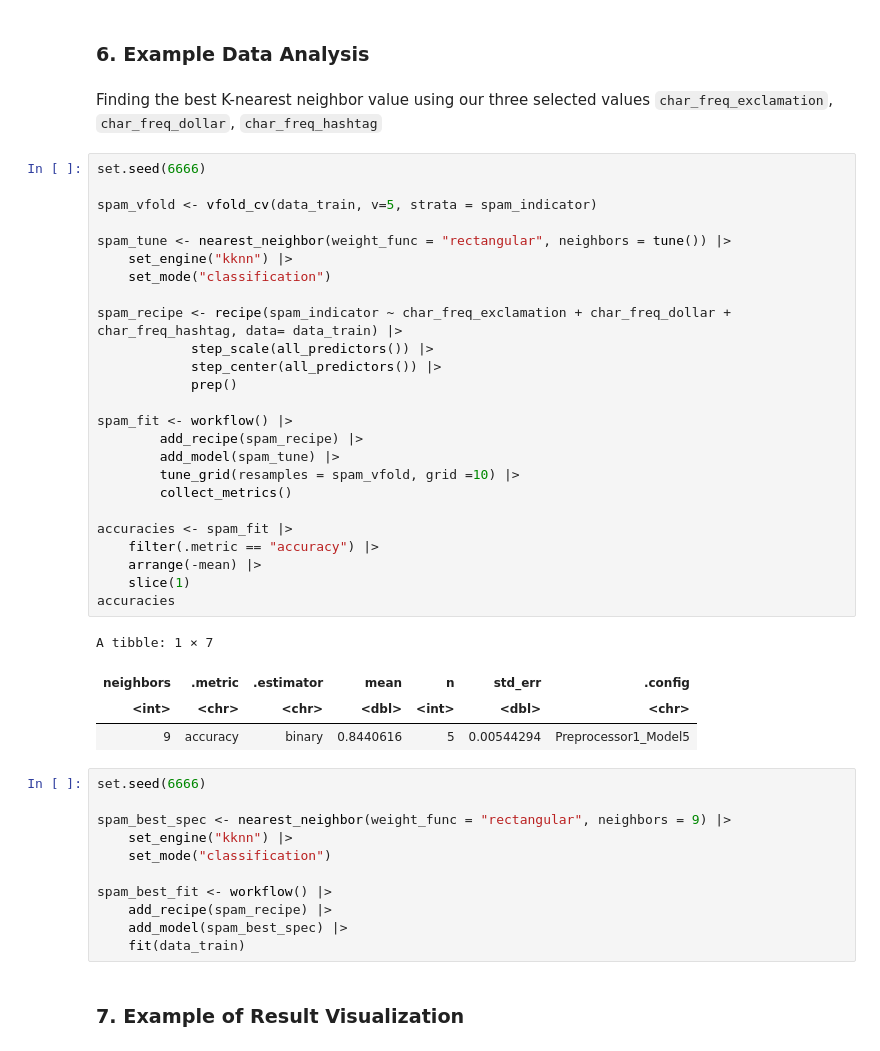
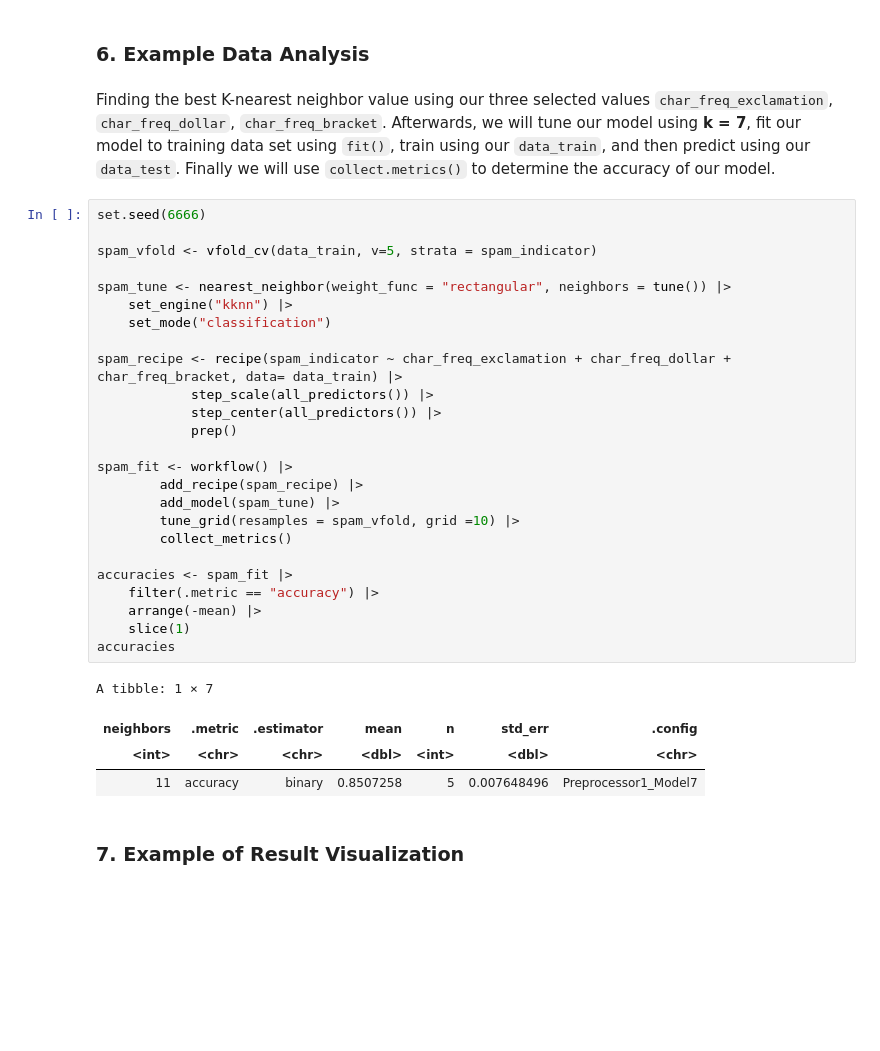
Before and after one commit to SarahHoang/dsci-100-project-group-162, a Jupyter notebook: proposal_group_162.ipynb, the cells around one changed output. Saved outputs shown, nothing was run; the diff lists cells and outputs as text; blank space fills up the shorter version.

```diff
--- a/proposal_group_162.ipynb
+++ b/proposal_group_162.ipynb
@@ -319,48 +313,37 @@ A tibble: 6 × 3
 # %% [markdown]
 ### 6. Example Data Analysis
 # %% [markdown]
-Finding the best K-nearest neighbor value using our three selected values `char_freq_exclamation`,  `char_freq_dollar`, `char_freq_hashtag`
+Finding the best K-nearest neighbor value using our three selected values `char_freq_exclamation`,  `char_freq_dollar`, `char_freq_bracket`. Afterwards, we will tune our model using **k = 7**,  fit our model to training data set using `fit()`, train using our `data_train`, and then predict using our `data_test`. Finally we will use `collect.metrics()` to determine the accuracy of our model.
 # %%
 set.seed(6666)
 
 spam_vfold <- vfold_cv(data_train, v=5, strata = spam_indicator)
 
 spam_tune <- nearest_neighbor(weight_func = "rectangular", neighbors = tune()) |>
     set_engine("kknn") |>
     set_mode("classification")
 
-spam_recipe <- recipe(spam_indicator ~ char_freq_exclamation + char_freq_dollar + char_freq_hashtag, data= data_train) |>
+spam_recipe <- recipe(spam_indicator ~ char_freq_exclamation + char_freq_dollar + char_freq_bracket, data= data_train) |>
             step_scale(all_predictors()) |>
             step_center(all_predictors()) |>
             prep()
 
 spam_fit <- workflow() |>
         add_recipe(spam_recipe) |>
         add_model(spam_tune) |>
         tune_grid(resamples = spam_vfold, grid =10) |>
         collect_metrics()
 
 accuracies <- spam_fit |>
     filter(.metric == "accuracy") |>
     arrange(-mean) |>
     slice(1)
 accuracies
 # %% [output]
 A tibble: 1 × 7
 | neighbors | .metric | .estimator | mean | n | std_err | .config |
 | <int> | <chr> | <chr> | <dbl> | <int> | <dbl> | <chr> |
-| 9 | accuracy | binary | 0.8440616 | 5 | 0.00544294 | Preprocessor1_Model5 |
+| 11 | accuracy | binary | 0.8507258 | 5 | 0.007648496 | Preprocessor1_Model7 |
-# %%
-set.seed(6666)
-
-spam_best_spec <- nearest_neighbor(weight_func = "rectangular", neighbors = 9) |>
-    set_engine("kknn") |>
-    set_mode("classification")
-
-spam_best_fit <- workflow() |>
-    add_recipe(spam_recipe) |>
-    add_model(spam_best_spec) |>
-    fit(data_train)
 # %% [markdown]
 ### 7. Example of Result Visualization
 # %% [markdown]
```
Also changed, not shown: parts of 2 cells of this notebook.
